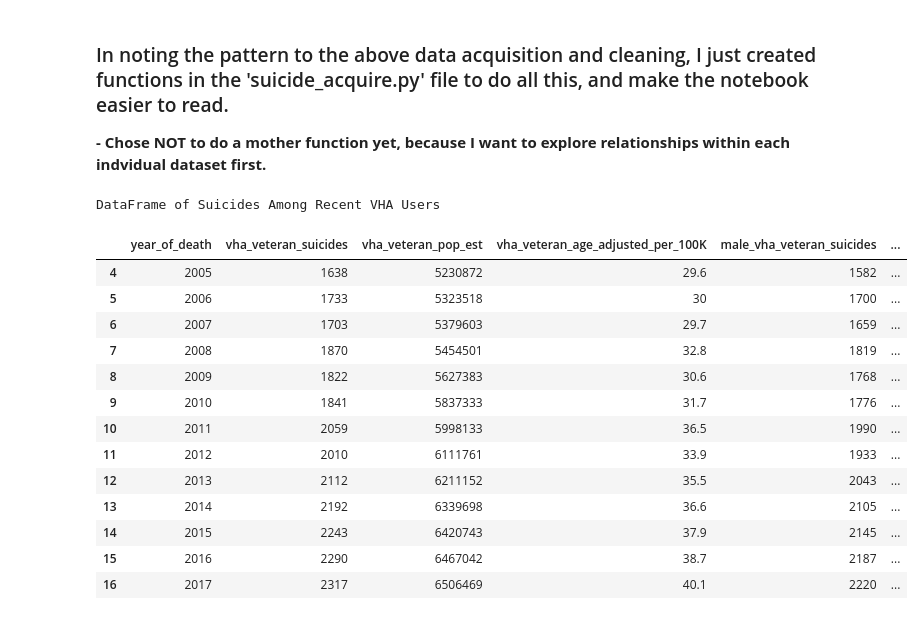
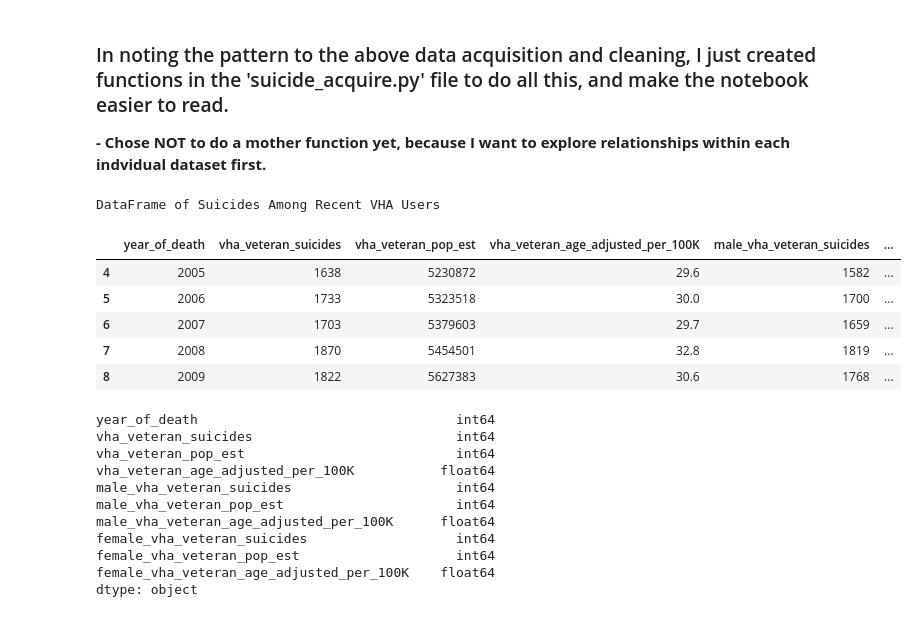
Before and after one commit to nickjoseph210/Soldier_Suicide_Prevention, a Jupyter notebook: prevention_acquire_scratch.ipynb, the cells around one changed output. Drawn from its saved outputs; the diff is of its cells as text; code cells hidden in the pictures.

Commit message:
More dataset cleaning.  Changed dtypes and dropped repeat columns.

```diff
--- a/prevention_acquire_scratch.ipynb
+++ b/prevention_acquire_scratch.ipynb
@@ -625,20 +705,28 @@ age_group_df.head()
 # %%
 import suicide_acquire
 
-suicide_acquire.recent_vha_user()
+recent_vha_user_df = suicide_acquire.recent_vha_user()
+
+recent_vha_user_df.head()
 # %% [output]
 DataFrame of Suicides Among Recent VHA Users
 |  | year_of_death | vha_veteran_suicides | vha_veteran_pop_est | vha_veteran_age_adjusted_per_100K | male_vha_veteran_suicides | ... |
 | 4 | 2005 | 1638 | 5230872 | 29.6 | 1582 | ... |
-| 5 | 2006 | 1733 | 5323518 | 30 | 1700 | ... |
+| 5 | 2006 | 1733 | 5323518 | 30.0 | 1700 | ... |
 | 6 | 2007 | 1703 | 5379603 | 29.7 | 1659 | ... |
 | 7 | 2008 | 1870 | 5454501 | 32.8 | 1819 | ... |
 | 8 | 2009 | 1822 | 5627383 | 30.6 | 1768 | ... |
-| 9 | 2010 | 1841 | 5837333 | 31.7 | 1776 | ... |
-| 10 | 2011 | 2059 | 5998133 | 36.5 | 1990 | ... |
-| 11 | 2012 | 2010 | 6111761 | 33.9 | 1933 | ... |
-| 12 | 2013 | 2112 | 6211152 | 35.5 | 2043 | ... |
-| 13 | 2014 | 2192 | 6339698 | 36.6 | 2105 | ... |
-| 14 | 2015 | 2243 | 6420743 | 37.9 | 2145 | ... |
-| 15 | 2016 | 2290 | 6467042 | 38.7 | 2187 | ... |
-| 16 | 2017 | 2317 | 6506469 | 40.1 | 2220 | ... |
+# %%
+recent_vha_user_df.dtypes
+# %% [output]
+year_of_death                                 int64
+vha_veteran_suicides                          int64
+vha_veteran_pop_est                           int64
+vha_veteran_age_adjusted_per_100K           float64
+male_vha_veteran_suicides                     int64
+male_vha_veteran_pop_est                      int64
+male_vha_veteran_age_adjusted_per_100K      float64
+female_vha_veteran_suicides                   int64
+female_vha_veteran_pop_est                    int64
+female_vha_veteran_age_adjusted_per_100K    float64
+dtype: object
```
Also changed, not shown: parts of 34 cells of this notebook.
